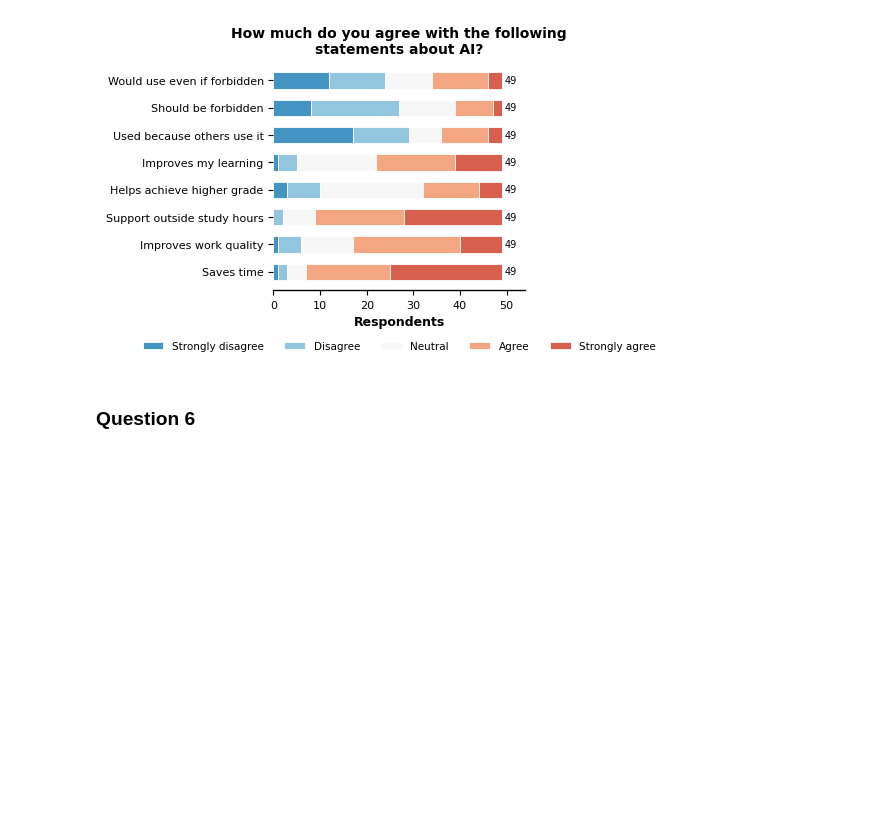
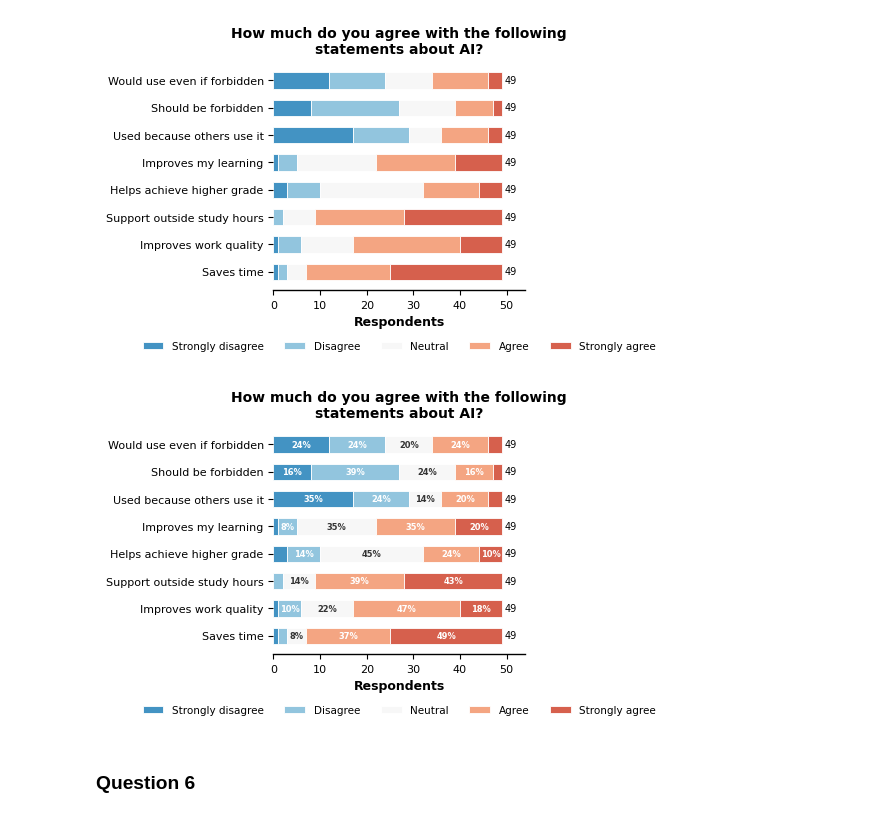
Before and after one commit to FMZennaro/UPED602E, a Jupyter notebook: General Analysis.ipynb, the cells around one changed output. Drawn from its saved outputs; the diff is of its cells as text; code cells hidden in the pictures; blank space fills up the shorter version.

Commit message:
Added percentages on Q5-Q6

```diff
--- a/General Analysis.ipynb
+++ b/General Analysis.ipynb
@@ -340,6 +340,93 @@ plt.savefig('Q5.png', dpi=300, bbox_inches='tight')
 plt.show()
 # %% [output]
 [figure]
+# %%
+import textwrap
+import matplotlib.pyplot as plt
+import numpy as np
+
+short_labels = [
+    'Saves time',
+    'Improves work quality',
+    'Support outside study hours',
+    'Helps achieve higher grade',
+    'Improves my learning',
+    'Used because others use it',
+    'Should be forbidden',
+    'Would use even if forbidden',
+]
+data_keys      = ['Strongly disagree', 'Disagree', 'Neither agree nor disagree', 'Agree', 'Strongly agree']
+display_labels = ['Strongly disagree', 'Disagree', 'Neutral', 'Agree', 'Strongly agree']
+colors         = ['#4393c3', '#92c5de', '#f7f7f7', '#f4a582', '#d6604d']
+
+cols = [df.iloc[:, i] for i in range(20, 28)]
+
+# Build data matrix
+data = []
+for col in cols:
+    counts = col.value_counts().reindex(data_keys, fill_value=0)
+    data.append(counts.values)
+data = np.array(data)
+
+row_totals = data.sum(axis=1, keepdims=True)
+pct_data   = data / row_totals * 100          # percentages per cell
+
+fig, ax = plt.subplots(figsize=(5, 3.5))
+y_pos = np.arange(len(short_labels))
+lefts = np.zeros(len(short_labels))
+
+for j, (display, color) in enumerate(zip(display_labels, colors)):
+    ax.barh(
+        y_pos, data[:, j], left=lefts,
+        color=color, edgecolor='white',
+        linewidth=0.6, height=0.6, label=display,
+    )
+
+    # Add percentage label inside each bar segment
+    for i in range(len(short_labels)):
+        pct = pct_data[i, j]
+        seg_width = data[i, j]
+        if pct >= 8:                          # only label if segment is wide enough
+            x_center = lefts[i] + seg_width / 2
+            # Use dark text on light segments, white on dark ones
+            txt_color = '#333333' if color == '#f7f7f7' else 'white'
+            ax.text(
+                x_center, i, f'{pct:.0f}%',
+                va='center', ha='center',
+                fontsize=6, color=txt_color, fontweight='bold',
+            )
+
+    lefts += data[:, j]
+
+# Total count labels at the end of each bar
+for i, total in enumerate(data.sum(axis=1)):
+    ax.text(total + 0.5, i, str(int(total)),
+            va='center', ha='left', fontsize=7)
+
+ax.set_yticks(y_pos)
+ax.set_yticklabels(short_labels, fontsize=8)
+ax.set_xlabel('Respondents', fontsize=9, fontweight='bold')
+ax.set_title(
+    '\n'.join(textwrap.wrap('How much do you agree with the following statements about AI?', width=45)),
+    fontsize=10, fontweight='bold', pad=6,
+)
+ax.tick_params(axis='x', labelsize=8)
+ax.spines['top'].set_visible(False)
+ax.spines['right'].set_visible(False)
+ax.spines['left'].set_visible(False)
+ax.spines['bottom'].set_linewidth(1.0)
+ax.legend(
+    display_labels,
+    loc='upper center',
+    bbox_to_anchor=(0.5, -0.18),
+    ncol=5, fontsize=7.5, frameon=False,
+)
+ax.set_xlim(0, data.sum(axis=1).max() * 1.1)
+plt.tight_layout(pad=0.5)
+plt.savefig('Q5.png', dpi=300, bbox_inches='tight')
+plt.show()
+# %% [output]
+[figure, added]
 # %% [markdown]
 ### Question 6
 # %%
```
Also changed, not shown: parts of 1 cell of this notebook, 2 other files.
